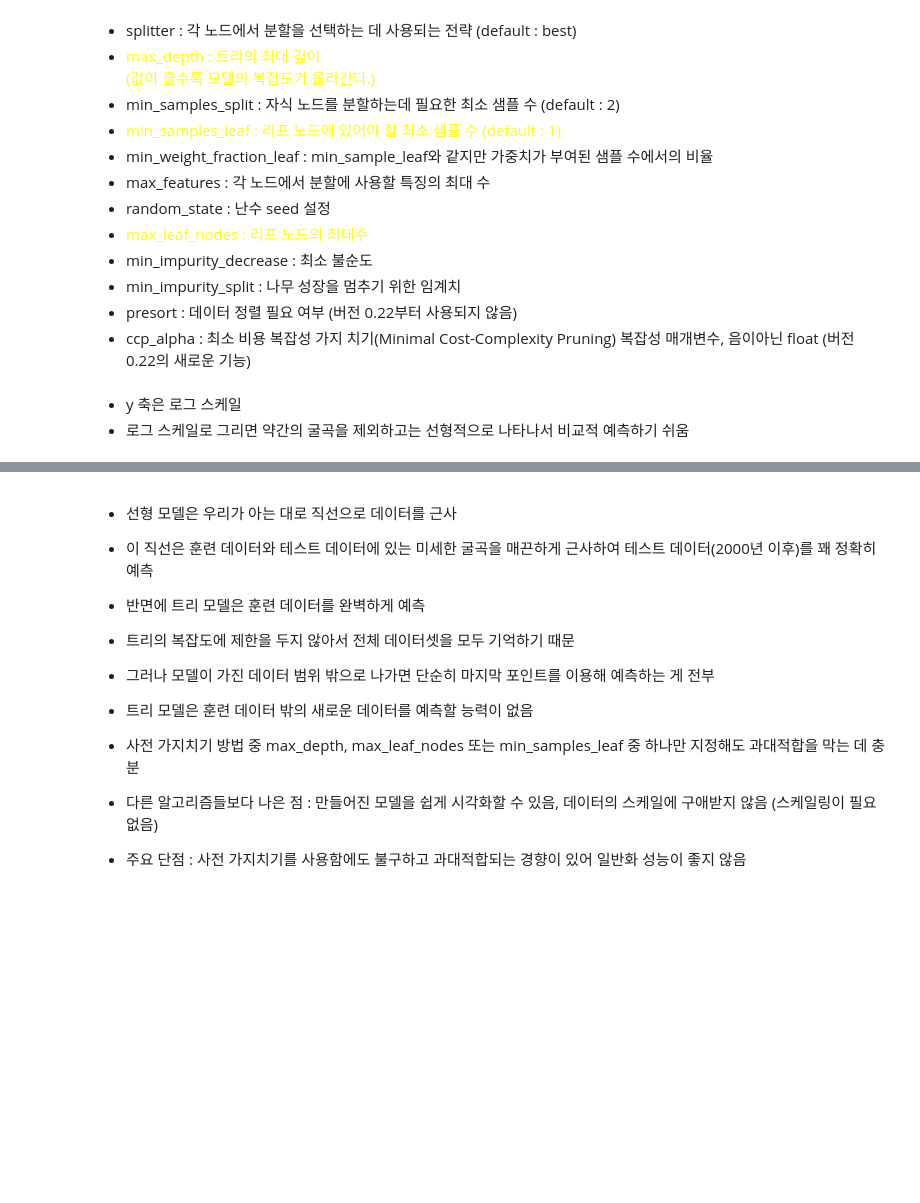
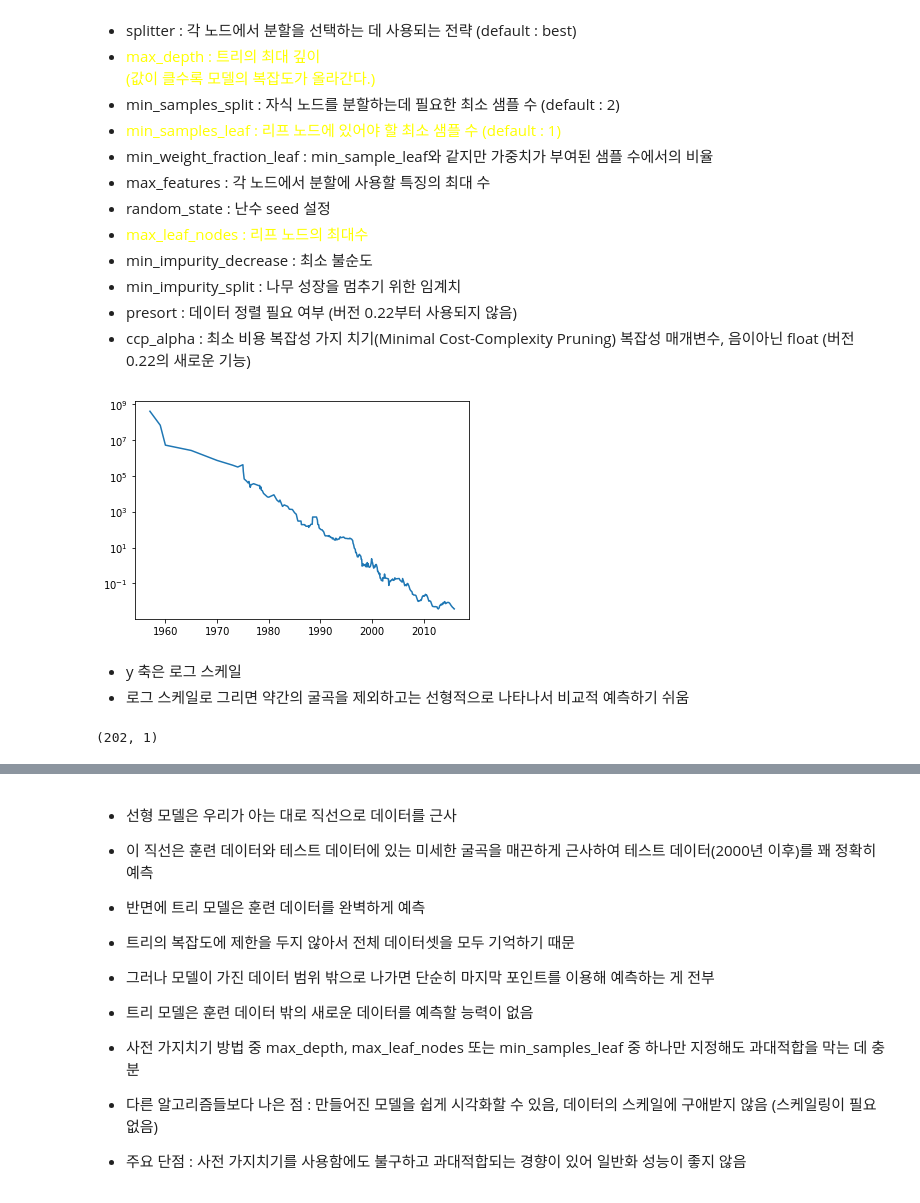
Before and after one commit to soohyoen/artificial-intelligence, a Jupyter notebook: ml_09_지도학습_DecisionTree_ipynb의_사본.ipynb, the cells around one changed output, grey strips where cells are left out. Cells and saved outputs as stored; diff of their text form; code cells hidden in the pictures; blank space fills up the shorter version.

```diff
--- a/ml_09_지도학습_DecisionTree_ipynb의_사본.ipynb
+++ b/ml_09_지도학습_DecisionTree_ipynb의_사본.ipynb
@@ -766,14 +874,19 @@ DecisionTreeRegressor(criterion, splitter, max_depth, min_samples_split, min_sam
 # %%
 import numpy as np
 import pandas as pd
 import os
 import mglearn
 import matplotlib.pyplot as plt
 %matplotlib inline
 
 ram_prices = pd.read_csv(os.path.join(mglearn.datasets.DATA_PATH, "ram_price.csv"))
-
+type(ram_prices)
+ram_prices.head()
 # 로그 스케일로 그린 램 가격 동향
+plt.plot(ram_prices.date,ram_prices.price)
+plt.yscale('log')
+# %% [output]
+[figure, added]
 # %% [markdown]
 - y 축은 로그 스케일
 - 로그 스케일로 그리면 약간의 굴곡을 제외하고는 선형적으로 나타나서 비교적 예측하기 쉬움
@@ -783,11 +896,28 @@ from sklearn.tree import DecisionTreeRegressor
 from sklearn.linear_model import LinearRegression
 
 # 2000년 이전을 훈련 데이터로, 2000년 이후를 테스트 데이터로 만듬
+d_train = ram_prices[ ram_prices.date < 2000 ]
+d_test = ram_prices[ ram_prices.date >= 2000 ]
 
 # 가격 예측을 위해 날짜 특성만을 이용
+X_train = d_train.date[:, np.newaxis]
+print(X_train.shape)
 
 # 데이터와 타깃의 관계를 간단하게 만들기 위해 로그 스케일로 변경.
+y_train = np.log(d_train.price)
+
+# 모델 선택 및 학습
+model_tree = DecisionTreeRegressor().fit(X_train, y_train)
+model_lr = LinearRegression().fit(X_train, y_train)
 
 # 예측은 전체 기간에 대해서 수행합니다.
+X_test = ram_prices.date[:, np.newaxis]
+
+pred_tree = model_tree.predict(X_test)
+pred_lr = model_lr.predict(X_test)
 
 # 예측한 값의 로그 스케일 되돌림
+pred_tree = np.exp(pred_tree)
+pred_lr = np.exp(pred_lr)
+# %% [output]
+(202, 1)
```
Also changed, not shown: parts of 15 cells of this notebook.
